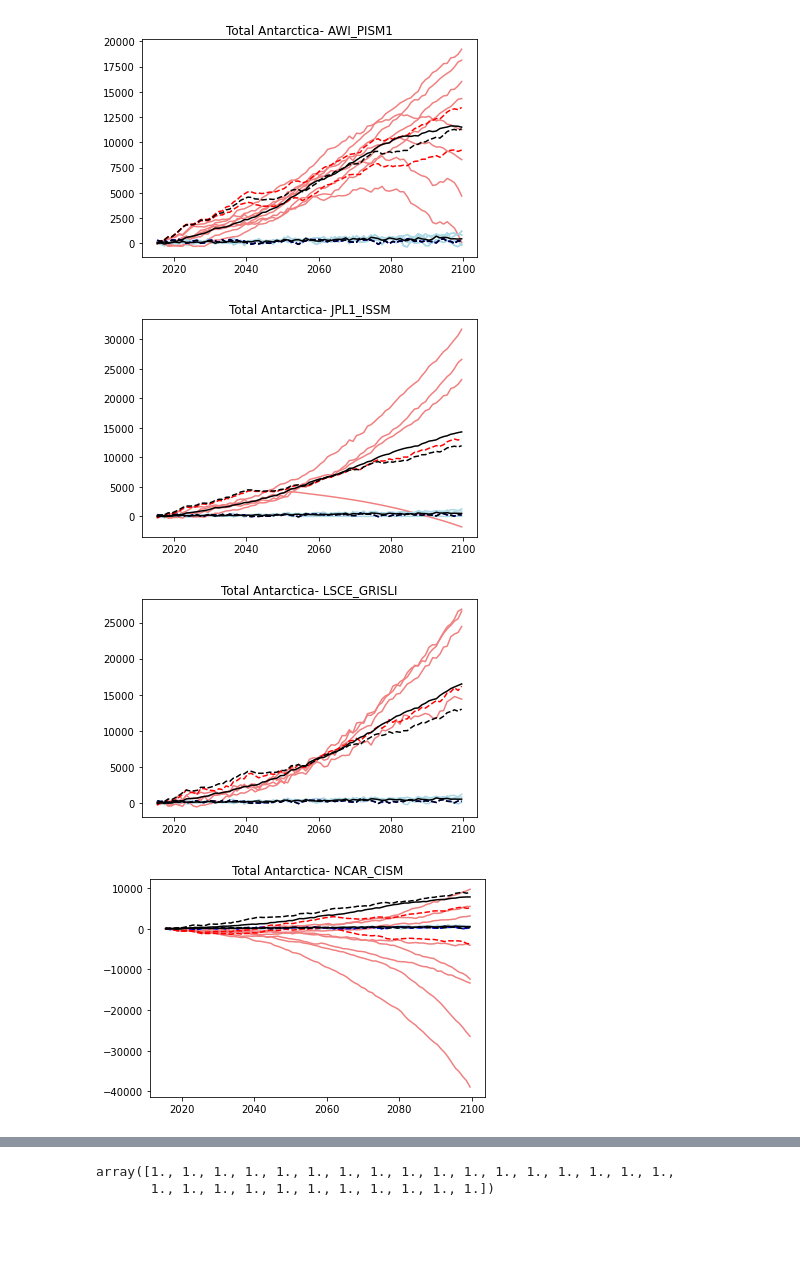
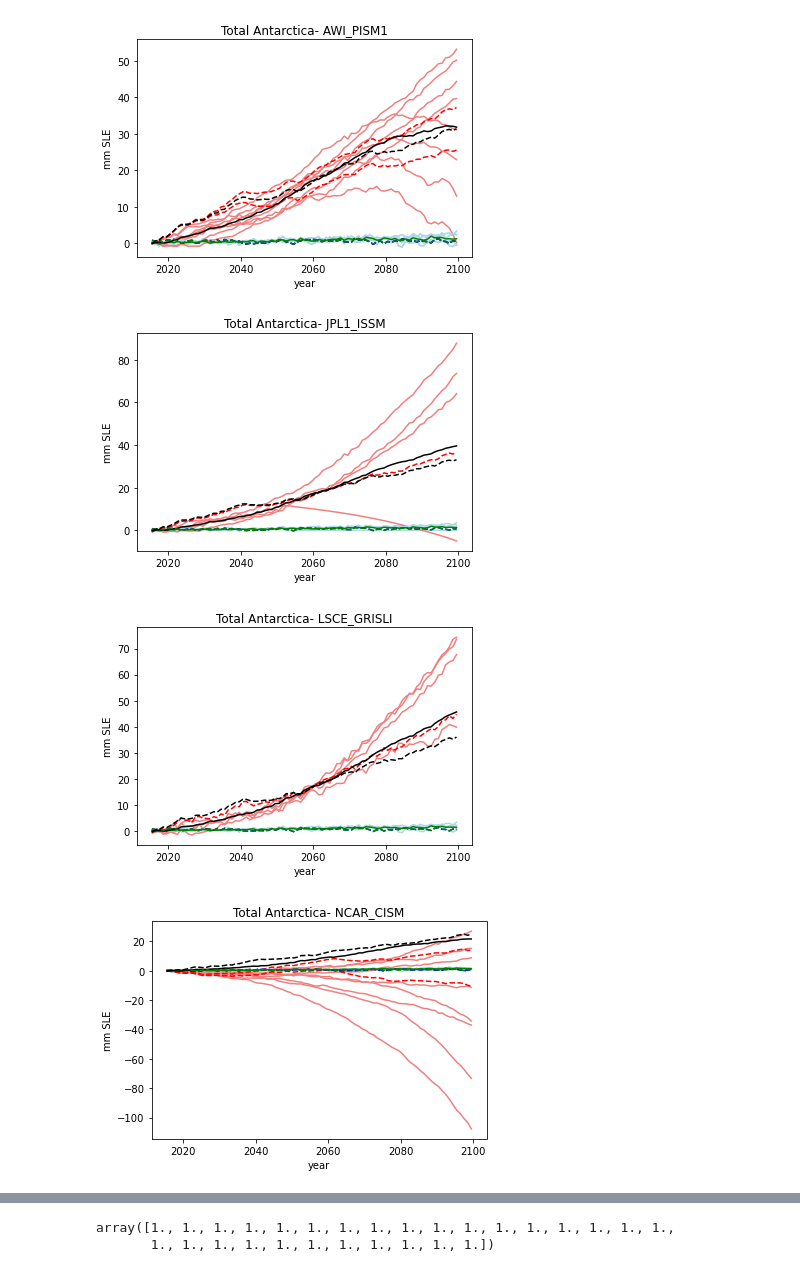
Before and after one commit to cmip6moap/project01, a Jupyter notebook: code/Sammie/Ant_DynamicVsSMB.ipynb, the cells around one changed output, grey strips where cells are left out. Drawn from its saved outputs; the diff is of its cells as text; code cells hidden in the pictures; blank space fills up the shorter version.

```diff
--- a/code/Sammie/Ant_DynamicVsSMB.ipynb
+++ b/code/Sammie/Ant_DynamicVsSMB.ipynb
@@ -41,13 +44,13 @@ for model in ('AWI_PISM1','JPL1_ISSM','LSCE_GRISLI','NCAR_CISM', 'UCIJPL_ISSM'):
             if smb_file.is_file():
                 ds=nc.Dataset(smb_file)
                 time=ds['time'][:85]
-                smb_all=ds['smb'][:85]*.000031536
+                smb_all=(ds['smb'][:85]*.000031536)/361
                 smb_585.append(smb_all)
 
                 #import dynamic
                 fp='project01_main/data/raw_data/GRL_paper_data/AIS/Ice/'
                 ds=nc.Dataset(fp+'computed_limnsw_minus_ctrl_proj_AIS_'+model+'_expB'+str(exp)+'.nc')
-                dyn_all=ds['limnsw_total_antarctica'][:85]-smb_all
+                dyn_all=(ds['limnsw_total_antarctica'][:85]/361)-smb_all
                 dyn_585.append(dyn_all)
 
                 temp_585_2050.append(exp_avg_temp_2050[exp-1])
@@ -65,27 +68,29 @@ for model in ('AWI_PISM1','JPL1_ISSM','LSCE_GRISLI','NCAR_CISM', 'UCIJPL_ISSM'):
             if smb_file.is_file():
                 ds=nc.Dataset(smb_file)
                 time=ds['time'][:85]
-                smb_all=ds['smb'][:85]*.000031536
+                smb_all=(ds['smb'][:85]*.000031536)/361
                 smb_126.append(smb_all)
 
                 #import dynamic
                 fp='project01_main/data/raw_data/GRL_paper_data/AIS/Ice/'
                 ds=nc.Dataset(fp+'computed_limnsw_minus_ctrl_proj_AIS_'+model+'_expB'+str(exp)+'.nc')
-                dyn_all=ds['limnsw_total_antarctica'][:85]-smb_all
+                dyn_all=(ds['limnsw_total_antarctica'][:85]/361)-smb_all
                 dyn_126.append(dyn_all)
 
                 temp_126_2050.append(exp_avg_temp_2050[exp-1])
                 temp_126_2100.append(exp_avg_temp_2100[exp-1])
-                ssp_scenario.append(126)
+                #ssp_scenario.append(126)
 
                 plt.plot(time,smb_all,'b--')
                 plt.plot(time,dyn_all,'r--')
 
 
-plt.plot(time,np.average(smb_585, axis=0),'k')
-plt.plot(time,np.average(dyn_585, axis=0),'k')
-plt.plot(time,np.average(smb_126, axis=0),'k--')
-plt.plot(time,np.average(dyn_126, axis=0),'k--')
+#plt.plot(time,np.average(smb_585, axis=0),'k')
+#plt.plot(time,np.average(dyn_585, axis=0),'k')
+#plt.plot(time,np.average(smb_126, axis=0),'k--')
+#plt.plot(time,np.average(dyn_126, axis=0),'k--')
 plt.title('Total Antarctica')
+plt.ylabel('mm SLE')
+plt.xlabel('year')
 plt.show()
 # %% [output]
@@ -141,48 +148,50 @@ for model in ('AWI_PISM1','JPL1_ISSM','LSCE_GRISLI','NCAR_CISM', 'UCIJPL_ISSM'):
             if smb_file.is_file():
                 ds=nc.Dataset(smb_file)
                 time=ds['time'][:85]
-                smb_all=ds['smb'][:85]*.000031536
+                smb_all=(ds['smb'][:85]*.000031536)/361
                 smb_585.append(smb_all)
 
                 #import dynamic
                 fp='project01_main/data/raw_data/GRL_paper_data/AIS/Ice/'
                 ds=nc.Dataset(fp+'computed_limnsw_minus_ctrl_proj_AIS_'+model+'_expB'+str(exp)+'.nc')
-                dyn_all=ds['limnsw_total_antarctica'][:85]-smb_all
+                dyn_all=(ds['limnsw_total_antarctica'][:85]/361)-smb_all
                 dyn_585.append(dyn_all)
 
                 plt.plot(time,smb_all,'lightblue')
                 plt.plot(time,dyn_all,'lightcoral')
 
 
         for exp in (2,7):
             #import SMB files
             fp='SMB_ISMIP6/'
             smb_file=Path(fp+'computed_smb_minus_ctrl_proj_AIS_'+model+'_expB'+str(exp)+'.nc')
 
             if smb_file.is_file():
                 ds=nc.Dataset(smb_file)
                 time=ds['time'][:85]
-                smb_all=ds['smb'][:85]*.000031536
+                smb_all=(ds['smb'][:85]*.000031536)/361
                 smb_126.append(smb_all)
 
                 #import dynamic
                 fp='project01_main/data/raw_data/GRL_paper_data/AIS/Ice/'
                 ds=nc.Dataset(fp+'computed_limnsw_minus_ctrl_proj_AIS_'+model+'_expB'+str(exp)+'.nc')
-                dyn_all=ds['limnsw_total_antarctica'][:85]-smb_all
+                dyn_all=(ds['limnsw_total_antarctica'][:85]/361)-smb_all
                 dyn_126.append(dyn_all)
 
                 plt.plot(time,smb_all,'b--')
                 plt.plot(time,dyn_all,'r--')
 
 
-        plt.plot(time,np.average(smb_585, axis=0),'k')
+        plt.plot(time,np.average(smb_585, axis=0),'g')
         plt.plot(time,np.average(dyn_585, axis=0),'k')
-        plt.plot(time,np.average(smb_126, axis=0),'k--')
+        plt.plot(time,np.average(smb_126, axis=0),'g--')
         plt.plot(time,np.average(dyn_126, axis=0),'k--')
         plt.title('Total Antarctica- '+model)
+        plt.ylabel('mm SLE')
+        plt.xlabel('year')
         plt.show()
 # %% [output]
-[figure, old version]
+[figure, new version]
-[figure, old version]
+[figure, new version]
-[figure, old version]
+[figure, new version]
-[figure, old version]
+[figure, new version]
```
Also changed, not shown: parts of 6 cells of this notebook.
